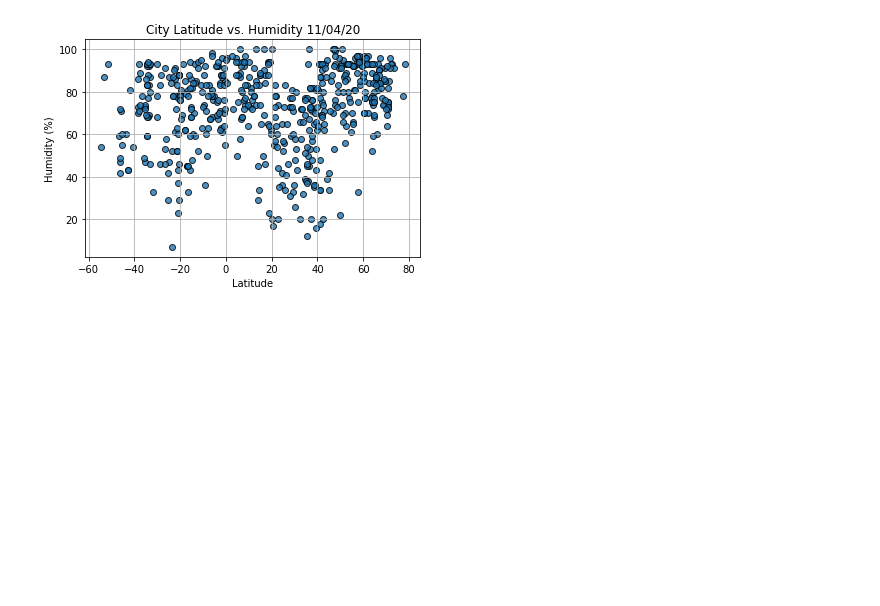
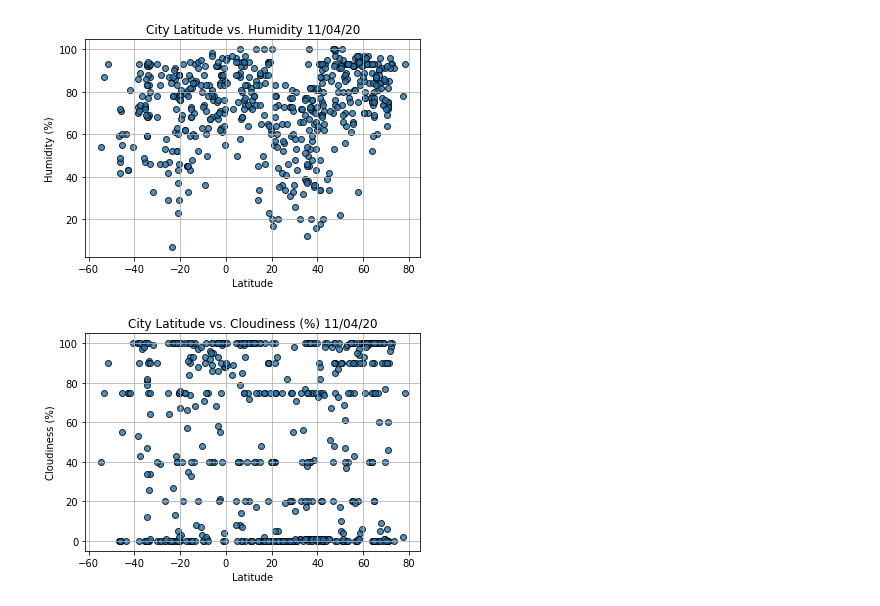
Before and after one commit to agregorash/World_Weather_Analysis, a Jupyter notebook: WeatherPy.ipynb, the cells around one changed output. Saved outputs shown, nothing was run; the diff lists cells and outputs as text; code cells hidden in the pictures; blank space fills up the shorter version.

```diff
--- a/WeatherPy.ipynb
+++ b/WeatherPy.ipynb
@@ -207,17 +207,19 @@ plt.show()
 # %%
 #Build the scatter plot for latitude vs. cloudiness
 plt.scatter(lats, cloudiness, edgecolor='black', linewidths=1, marker='o', alpha=0.8, label='Cities')
 #Incoroporate other graph properties
-plt.title('City Latitude vs. Cloudiness '+time.strftime("%x"))
+plt.title('City Latitude vs. Cloudiness (%) '+time.strftime("%x"))
 plt.xlabel('Latitude')
-plt.ylabel('Cloudiness')
+plt.ylabel('Cloudiness (%)')
 plt.grid(True)
 
 #Save the figure
 plt.savefig("weather_data/Fig3.png")
 
 #Show plot
 plt.show()
+# %% [output]
+[figure, added]
 # %%
 #Build the scatter plot for latitude vs. wind speed
 plt.scatter(lats, wind_speed, edgecolor='black', linewidths=1, marker='o', alpha=0.8, label='Cities')
```
Also changed, not shown: parts of 12 cells of this notebook.
